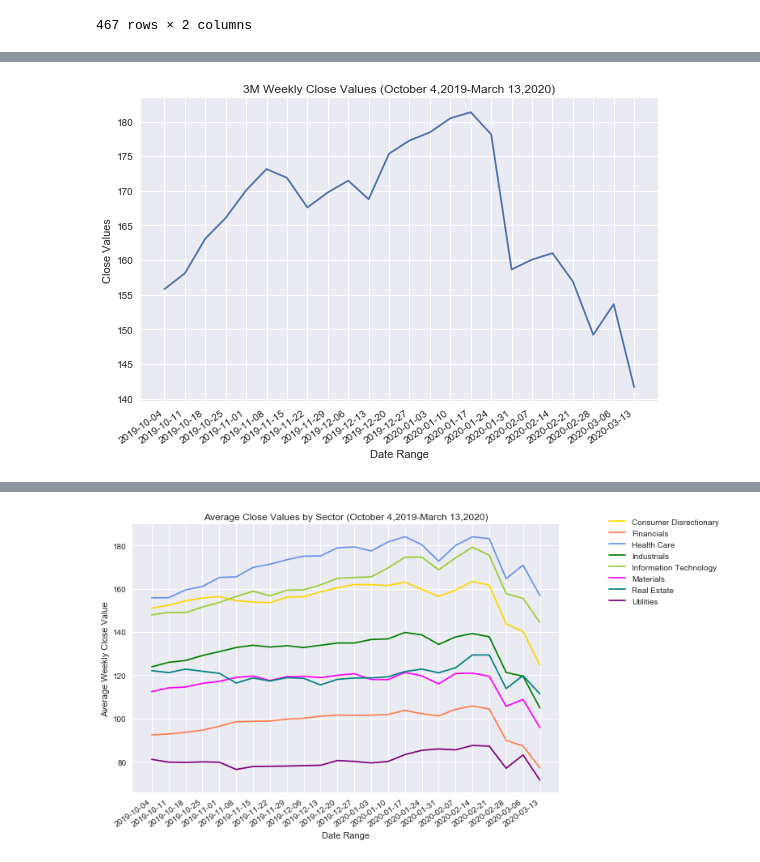
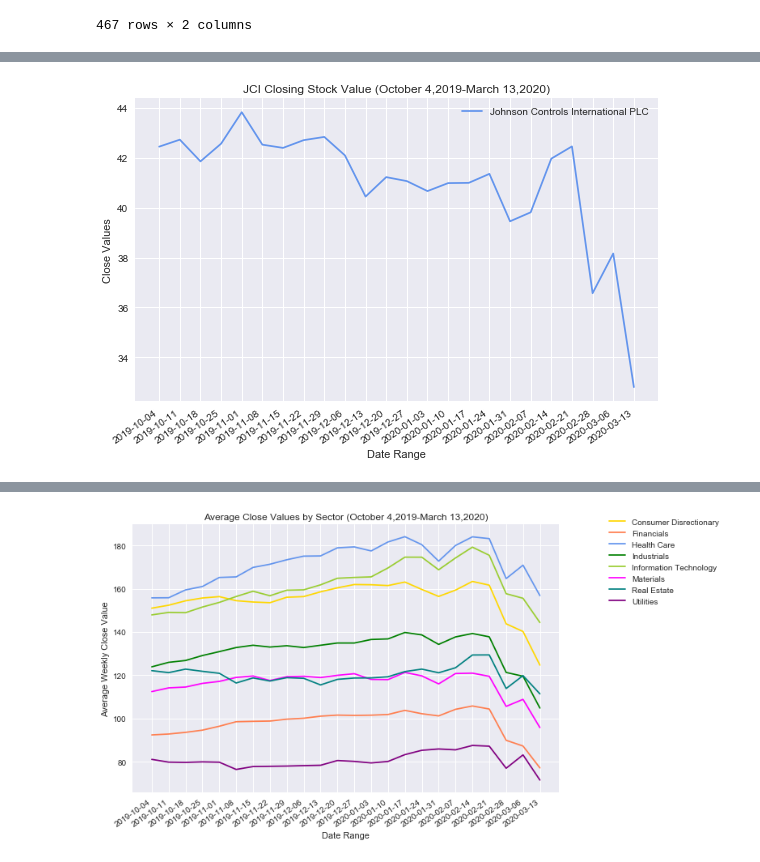
Before and after one commit to bhhnguyen/DataViz-Proj1, a Jupyter notebook: margeaux_code.ipynb, the cells around one changed output, grey strips where cells are left out. Saved outputs shown, nothing was run; the diff lists cells and outputs as text; code cells hidden in the pictures.

Commit message:
added biggest winner, loser and median graph

```diff
--- a/margeaux_code.ipynb
+++ b/margeaux_code.ipynb
@@ -100,0 +85,18 @@ difference_df
+# %%
+x=date_df["date_range"]
+big_loser=date_df["BKNG"]
+big_winner=date_df["REGN"]
+fig, ax=plt.subplots()
+ax.plot(x,big_loser, label="Booking Holdings Inc", color="red")
+ax.plot(x,big_winner, label="Regeneron Pharmaceuticals Inc", color="green");
+plt.title("Biggest Winner vs Biggest Loser (October 4,2019-March 13,2020)")
+plt.xlabel("Date Range")
+plt.ylabel("Close Values")
+for label in ax.get_xticklabels():
+    label.set_ha("right")
+    label.set_rotation(35)
+plt.style.use('seaborn')
+plt.legend(loc="best")
+plt.tight_layout()
+plt.savefig("bigwinvsbiglose.png")
+plt.show()
@@ -101,19 +105,21 @@ difference_df
 # %%
 x=date_df["date_range"]
-y=date_df["MMM"]
+median=date_df["JCI"]
 fig, ax=plt.subplots()
-ax.plot(x,y);
-plt.title("3M Weekly Close Values (October 4,2019-March 13,2020)")
+ax.plot(x,median, label="Johnson Controls International PLC", color="cornflowerblue");
+plt.title("JCI Closing Stock Value (October 4,2019-March 13,2020)")
 plt.xlabel("Date Range")
 plt.ylabel("Close Values")
 for label in ax.get_xticklabels():
     label.set_ha("right")
     label.set_rotation(35)
 plt.style.use('seaborn')
+plt.legend(loc="best")
 plt.tight_layout()
+plt.savefig("medianstock_jci.png")
 plt.show()
 # %% [output]
-[figure, old version]
+[figure, new version]
 # %%
 cleaned_stocks=stocks_df.dropna()
 cleaned_stocks=cleaned_stocks.drop(['Unnamed: 0'], axis=1)
```
Also changed, not shown: parts of 3 cells of this notebook, 3 other files.
